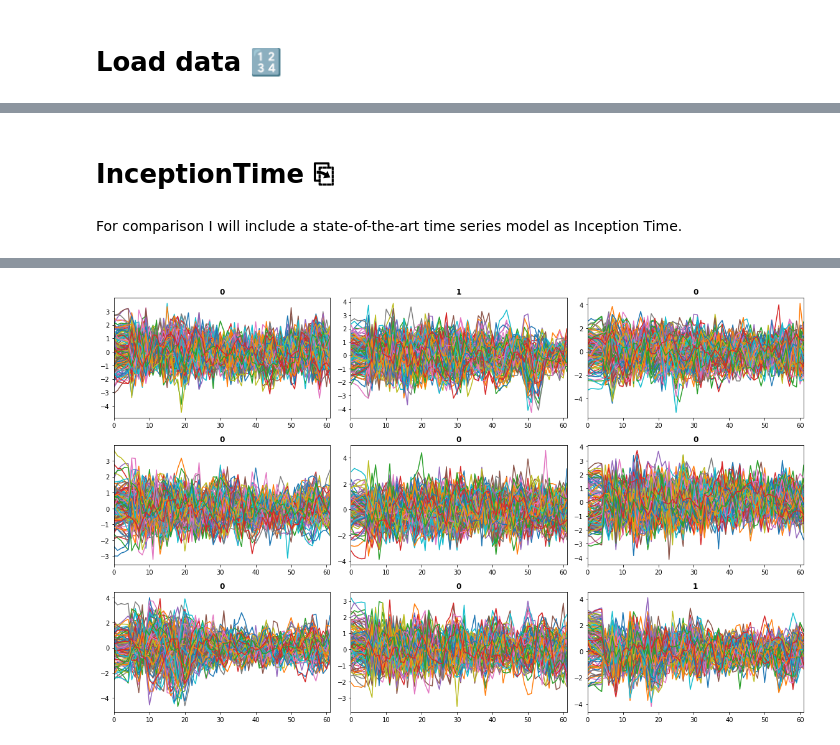
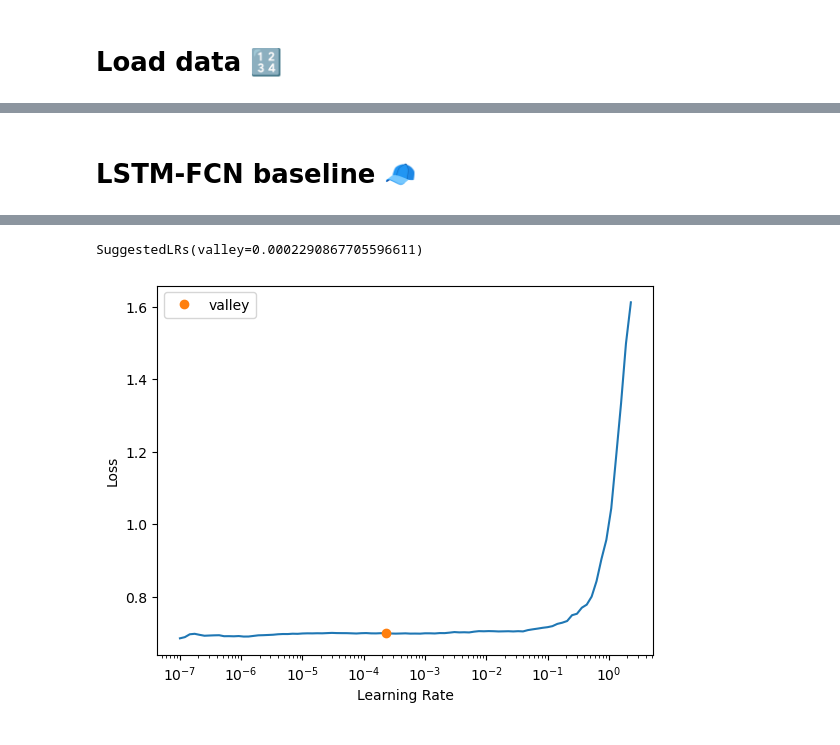
Before and after one commit to lukasmartinsson/Master-Thesis, a Jupyter notebook: LSTM-FCN.ipynb, the cells around one changed output, grey strips where cells are left out. Saved outputs shown, nothing was run; the diff lists cells and outputs as text; code cells hidden in the pictures.

Commit message:
various models and data prep

```diff
--- a/LSTM-FCN.ipynb
+++ b/LSTM-FCN.ipynb
@@ -63,16 +19,17 @@ GPU memory      : [6.0] GB
 import sys, os
 import pandas as pd
 
+from Preprocessing.preprocessing import preprocessing
 
-from Preprocessing.preprocessing import preprocessing_improved
+data = 'twelve'
 
+#df = pd.read_csv('Data\Stock\StockBars\MSFT_minute')
+df = pd.read_csv('Data\\twelve_data\AAPL_1min')
 
-df = pd.read_csv('Data\Stock\StockBars\MSFT_Minute')
-data_train, data_test ,s = preprocessing_improved(df)
+data_train, data_test ,s = preprocessing(df[:10000],sequence_length = 9, lag=3, TSAI = True, CLF = True, data = data, index='1min',dif_all=False)
 
 X, y, splits = combine_split_data([data_train[0], data_test[0]],[data_train[1], data_test[1]])
 
-#dsid = 'FaceDetection'
-#X, y, splits = get_UCR_data(dsid, return_split=False)
+
 print(X.shape, y.shape)
 # %% [output]
@@ -83,12 +53,11 @@ NameError: name 'combine_split_data' is not defined
-# %% [markdown]
-# InceptionTime ⎘
-# %% [markdown]
-For comparison I will include a state-of-the-art time series model as Inception Time.
+# %% [markdown]
+# LSTM-FCN baseline 🧢
 # %%
 bs = 64
-n_epochs = 100
-tfms  = [None, [Categorize()]]
-dsets = TSDatasets(X, y, tfms=tfms, splits=splits, inplace=True)
-dls   = TSDataLoaders.from_dsets(dsets.train, dsets.valid, bs=bs, batch_tfms=TSStandardize())
-dls.show_batch()
+dsets = TSDatasets(X, y, splits=splits)
+dls   = TSDataLoaders.from_dsets(dsets.train, dsets.valid, bs=bs)
+
+model = LSTM_FCNPlus(12, 2, dls.len)
+learn = Learner(dls, model, loss_func=LabelSmoothingCrossEntropyFlat(), metrics=[RocAucBinary(), accuracy],  cbs=ShowGraphCallback2())
+learn.lr_find()
 # %% [output]
@@ -95 +65,2 @@ dls.show_batch()
+SuggestedLRs(valley=0.0002290867705596611)
-[figure, old version]
+[figure, new version]
```
Also changed, not shown: parts of 32 cells of this notebook, 22 other files.
